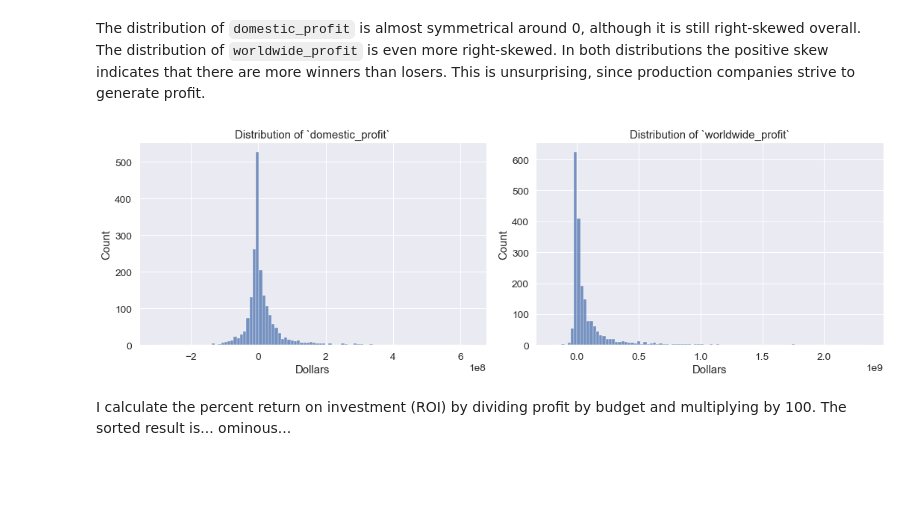
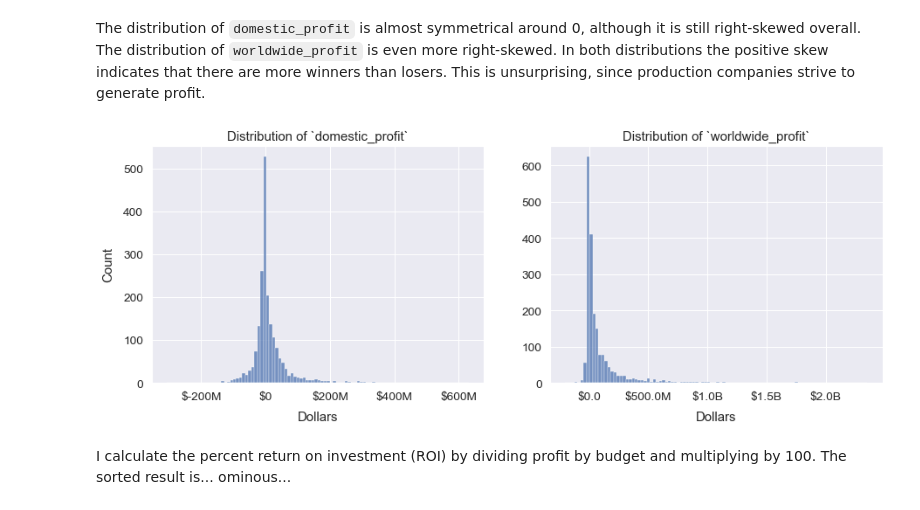
Before and after one commit to ndgigliotti/dsc-phase-1-project, a Jupyter notebook: genre_profitability.ipynb, the cells around one changed output. Cells and saved outputs as stored; diff of their text form; code cells hidden in the pictures; blank space fills up the shorter version.

```diff
--- a/genre_profitability.ipynb
+++ b/genre_profitability.ipynb
@@ -215,12 +218,14 @@ tn.sort_values('worldwide_profit', ascending=False).head()
 # %% [markdown]
 The distribution of `domestic_profit` is almost symmetrical around 0, although it is still right-skewed overall. The distribution of `worldwide_profit` is even more right-skewed. In both distributions the positive skew indicates that there are more winners than losers. This is unsurprising, since production companies strive to generate profit.
 # %%
-ax = plotting.multi_hist(tn,
+axs = plotting.multi_hist(tn,
                          include=['domestic_profit', 'worldwide_profit'],
                          xlabel='Dollars',
                          bins=100)
+axs[0].xaxis.set_major_formatter(plotting.big_money_formatter())
+axs[1].xaxis.set_major_formatter(plotting.big_money_formatter(1))
 # %% [output]
-[figure, old version]
+[figure, new version]
 # %% [markdown]
 I calculate the percent return on investment (ROI) by dividing profit by budget and multiplying by 100. The sorted result is... ominous...
 # %%
```
Also changed, not shown: parts of 22 cells of this notebook, 2 other files.
